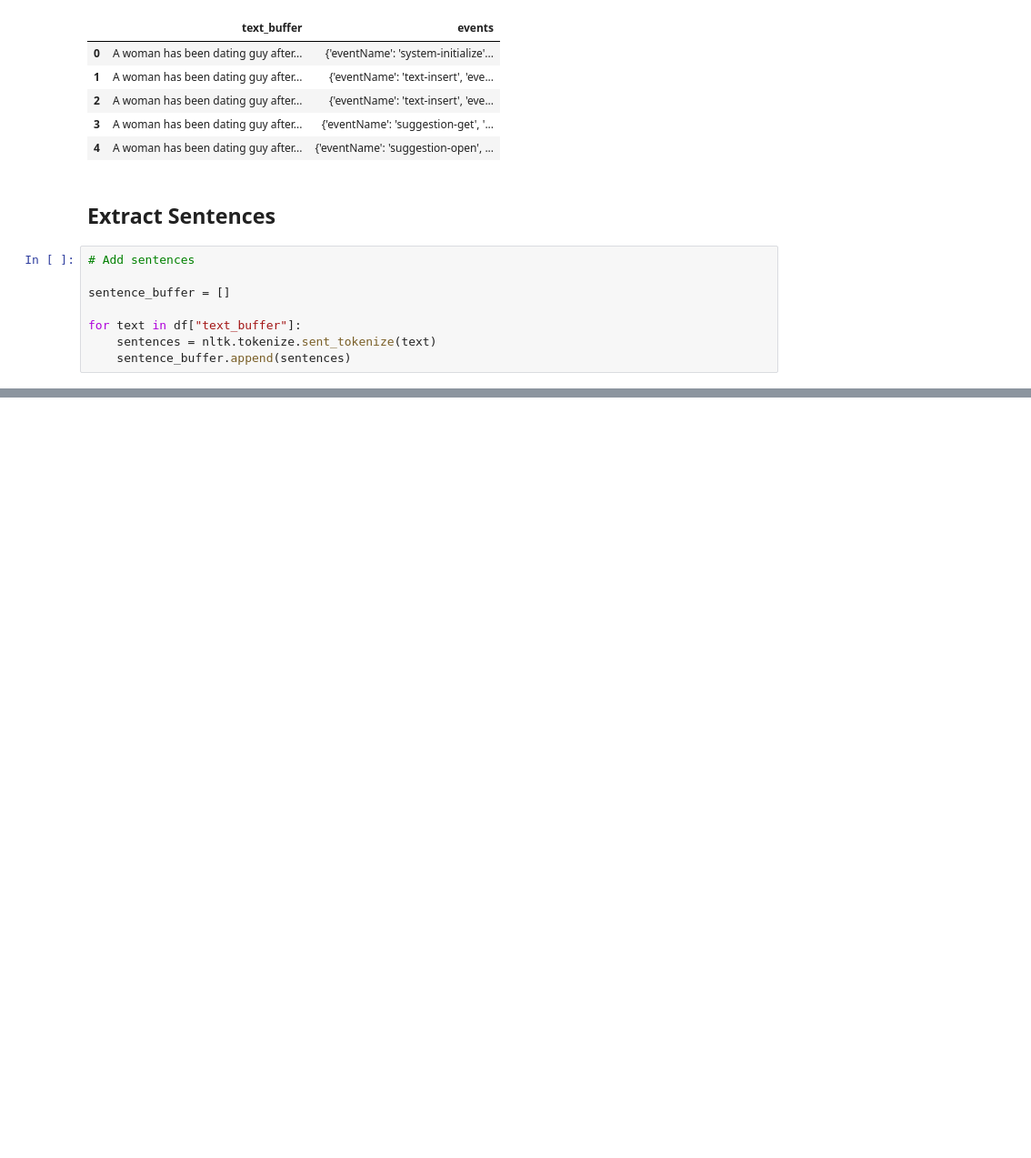
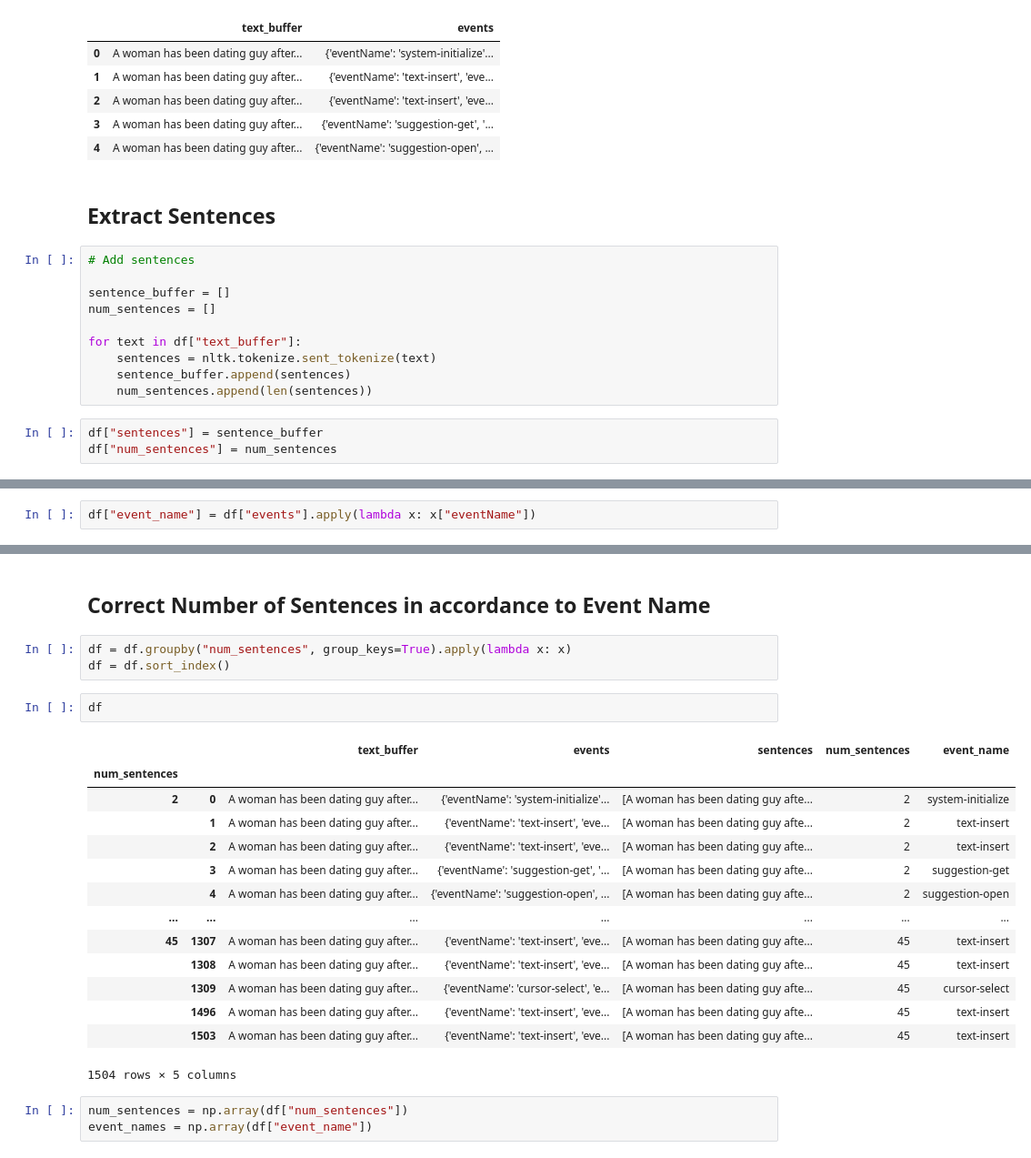
Before and after one commit to srivarshan-s/CoAuthorViz, a Jupyter notebook: trial.ipynb, the cells around one changed output, grey strips where cells are left out. Shown at 91% size. Saved outputs shown, nothing was run; the diff lists cells and outputs as text; blank space fills up the shorter version.

```diff
--- a/trial.ipynb
+++ b/trial.ipynb
@@ -63,7 +64,12 @@ df.head()
 # Add sentences
 
 sentence_buffer = []
+num_sentences = []
 
 for text in df["text_buffer"]:
     sentences = nltk.tokenize.sent_tokenize(text)
     sentence_buffer.append(sentences)
+    num_sentences.append(len(sentences))
+# %%
+df["sentences"] = sentence_buffer
+df["num_sentences"] = num_sentences
@@ -69,0 +87,2 @@ for text in df["text_buffer"]:
+# %%
+df["event_name"] = df["events"].apply(lambda x: x["eventName"])
@@ -69,0 +98,25 @@ for text in df["text_buffer"]:
+# %% [markdown]
+## Correct Number of Sentences in accordance to Event Name
+# %%
+df = df.groupby("num_sentences", group_keys=True).apply(lambda x: x)
+df = df.sort_index()
+# %%
+df
+# %% [output]
+|  |  | text_buffer | events | sentences | num_sentences | event_name |
+| num_sentences |  |  |  |  |  |  |
+| 2 | 0 | A woman has been dating guy after... | {'eventName': 'system-initialize'... | [A woman has been dating guy afte... | 2 | system-initialize |
+|  | 1 | A woman has been dating guy after... | {'eventName': 'text-insert', 'eve... | [A woman has been dating guy afte... | 2 | text-insert |
+|  | 2 | A woman has been dating guy after... | {'eventName': 'text-insert', 'eve... | [A woman has been dating guy afte... | 2 | text-insert |
+|  | 3 | A woman has been dating guy after... | {'eventName': 'suggestion-get', '... | [A woman has been dating guy afte... | 2 | suggestion-get |
+|  | 4 | A woman has been dating guy after... | {'eventName': 'suggestion-open', ... | [A woman has been dating guy afte... | 2 | suggestion-open |
+| ... | ... | ... | ... | ... | ... | ... |
+| 45 | 1307 | A woman has been dating guy after... | {'eventName': 'text-insert', 'eve... | [A woman has been dating guy afte... | 45 | text-insert |
+|  | 1308 | A woman has been dating guy after... | {'eventName': 'text-insert', 'eve... | [A woman has been dating guy afte... | 45 | text-insert |
+|  | 1309 | A woman has been dating guy after... | {'eventName': 'cursor-select', 'e... | [A woman has been dating guy afte... | 45 | cursor-select |
+|  | 1496 | A woman has been dating guy after... | {'eventName': 'text-insert', 'eve... | [A woman has been dating guy afte... | 45 | text-insert |
+|  | 1503 | A woman has been dating guy after... | {'eventName': 'text-insert', 'eve... | [A woman has been dating guy afte... | 45 | text-insert |
+1504 rows × 5 columns
+# %%
+num_sentences = np.array(df["num_sentences"])
+event_names = np.array(df["event_name"])
```
Also changed, not shown: parts of 12 cells of this notebook.
